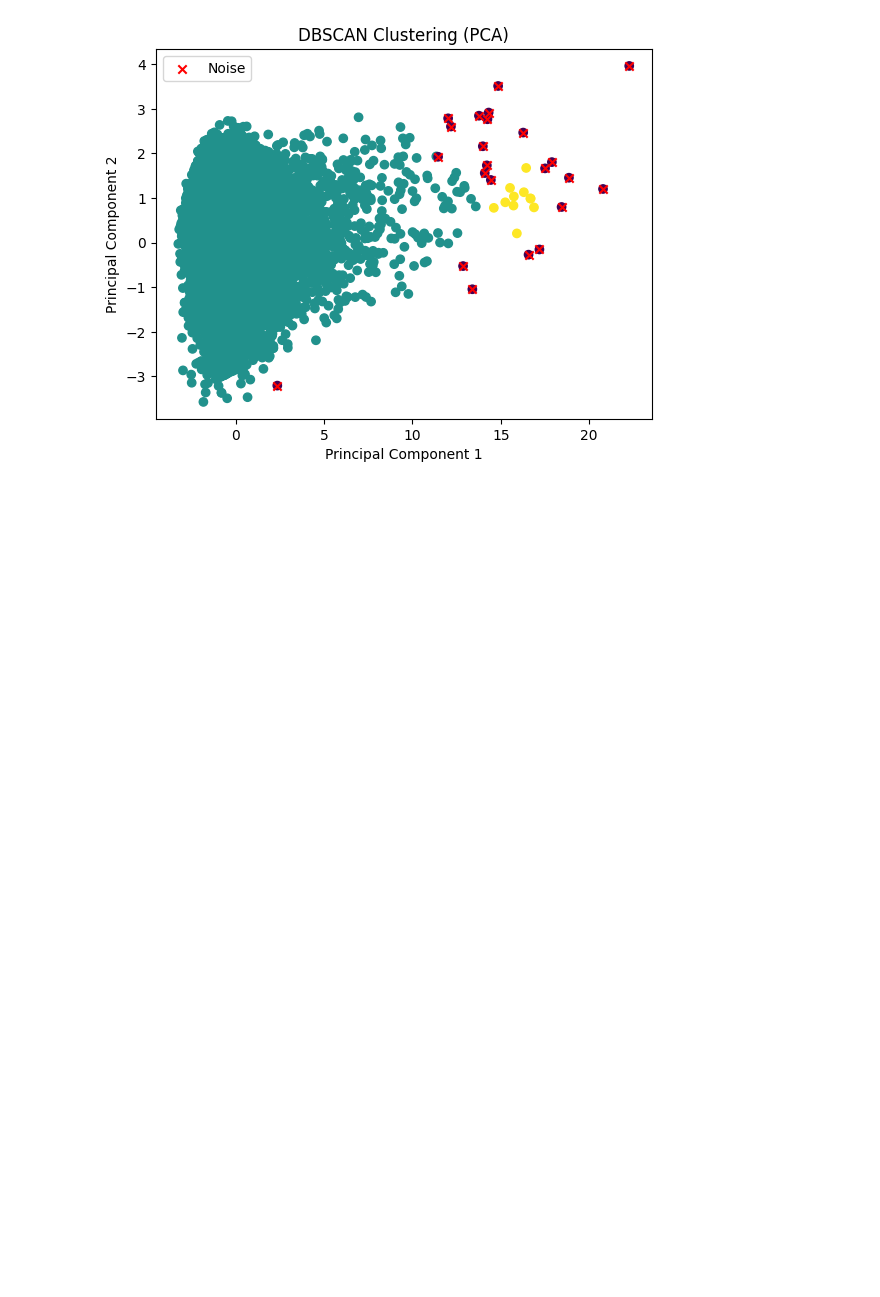
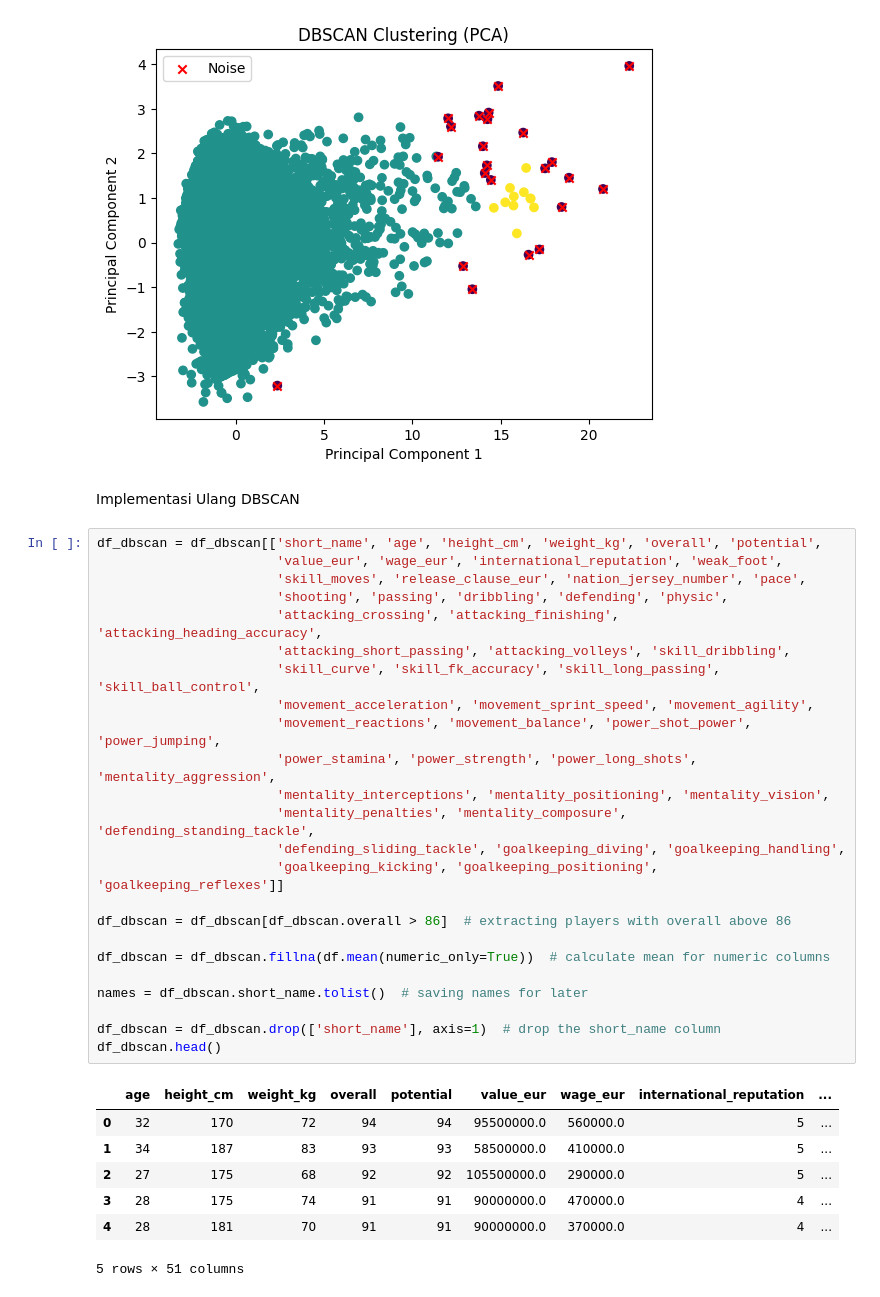
Before and after one commit to wikanadnyana/clustering-fifa-players, a Jupyter notebook: notebook/new-notebook.ipynb, the cells around one changed output. Drawn from its saved outputs; the diff is of its cells as text; blank space fills up the shorter version.

```diff
--- a/notebook/new-notebook.ipynb
+++ b/notebook/new-notebook.ipynb
@@ -397,3 +397,37 @@ Best Parameters:
 eps = 0.7
 min_samples = 5
 [figure]
+# %% [markdown]
+Implementasi Ulang DBSCAN
+# %%
+df_dbscan = df_dbscan[['short_name', 'age', 'height_cm', 'weight_kg', 'overall', 'potential',
+                       'value_eur', 'wage_eur', 'international_reputation', 'weak_foot',
+                       'skill_moves', 'release_clause_eur', 'nation_jersey_number', 'pace',
+                       'shooting', 'passing', 'dribbling', 'defending', 'physic',
+                       'attacking_crossing', 'attacking_finishing', 'attacking_heading_accuracy',
+                       'attacking_short_passing', 'attacking_volleys', 'skill_dribbling',
+                       'skill_curve', 'skill_fk_accuracy', 'skill_long_passing', 'skill_ball_control',
+                       'movement_acceleration', 'movement_sprint_speed', 'movement_agility',
+                       'movement_reactions', 'movement_balance', 'power_shot_power', 'power_jumping',
+                       'power_stamina', 'power_strength', 'power_long_shots', 'mentality_aggression',
+                       'mentality_interceptions', 'mentality_positioning', 'mentality_vision',
+                       'mentality_penalties', 'mentality_composure', 'defending_standing_tackle',
+                       'defending_sliding_tackle', 'goalkeeping_diving', 'goalkeeping_handling',
+                       'goalkeeping_kicking', 'goalkeeping_positioning', 'goalkeeping_reflexes']]
+
+df_dbscan = df_dbscan[df_dbscan.overall > 86]  # extracting players with overall above 86
+
+df_dbscan = df_dbscan.fillna(df.mean(numeric_only=True))  # calculate mean for numeric columns
+
+names = df_dbscan.short_name.tolist()  # saving names for later
+
+df_dbscan = df_dbscan.drop(['short_name'], axis=1)  # drop the short_name column
+df_dbscan.head()
+# %% [output]
+|  | age | height_cm | weight_kg | overall | potential | value_eur | wage_eur | international_reputation | ... |
+| 0 | 32 | 170 | 72 | 94 | 94 | 95500000.0 | 560000.0 | 5 | ... |
+| 1 | 34 | 187 | 83 | 93 | 93 | 58500000.0 | 410000.0 | 5 | ... |
+| 2 | 27 | 175 | 68 | 92 | 92 | 105500000.0 | 290000.0 | 5 | ... |
+| 3 | 28 | 175 | 74 | 91 | 91 | 90000000.0 | 470000.0 | 4 | ... |
+| 4 | 28 | 181 | 70 | 91 | 91 | 90000000.0 | 370000.0 | 4 | ... |
+5 rows × 51 columns
```
Also changed, not shown: parts of 11 cells of this notebook, 2 other files.
